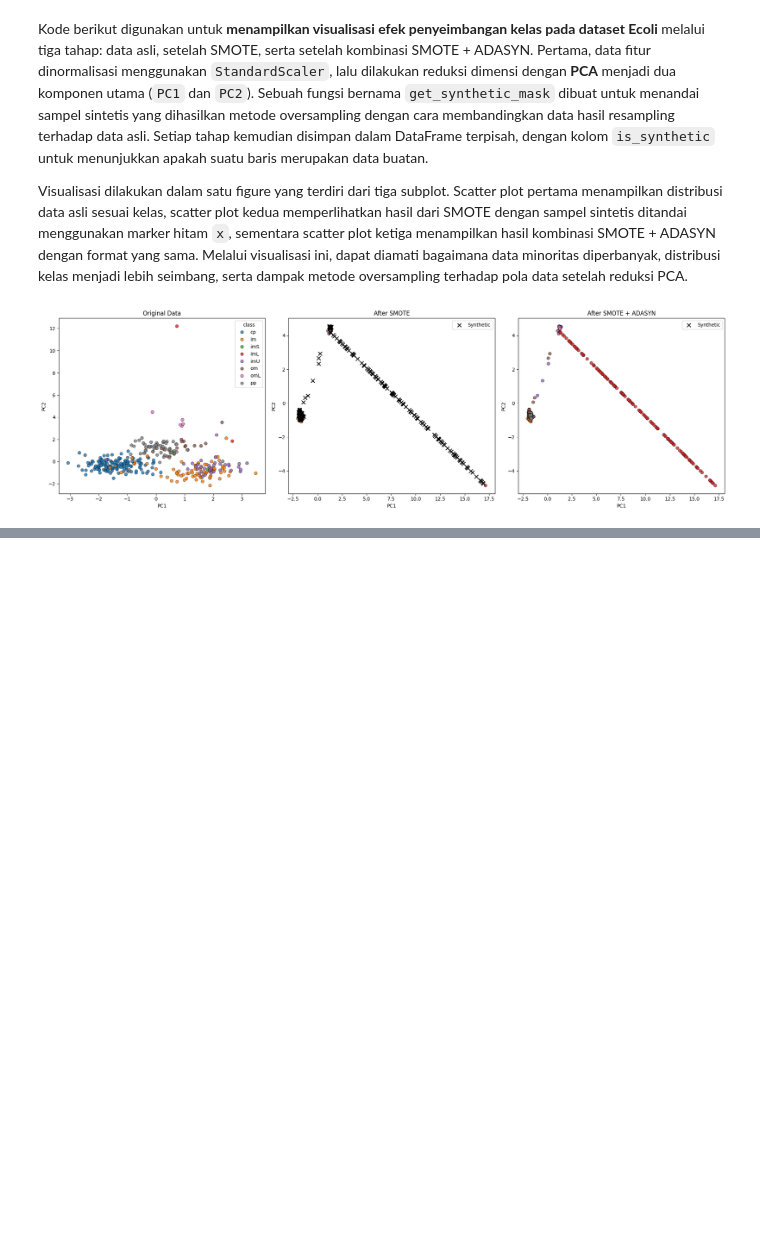
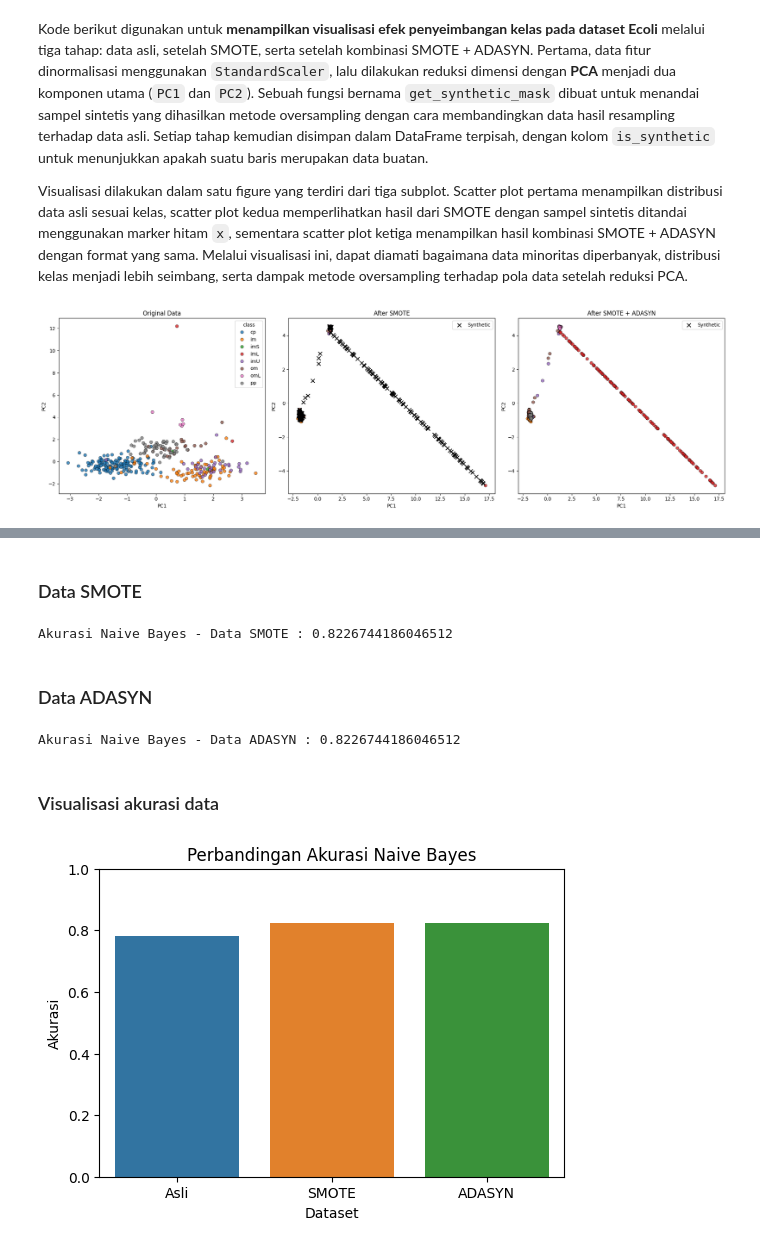
Before and after one commit to NurilAnjarRoyani/PSD, a Jupyter notebook: _sources/Penyeimbangan_Dataset.ipynb, the cells around one changed output, grey strips where cells are left out. Cells and saved outputs as stored; diff of their text form; code cells hidden in the pictures; blank space fills up the shorter version.

```diff
--- a/_sources/Penyeimbangan_Dataset.ipynb
+++ b/_sources/Penyeimbangan_Dataset.ipynb
@@ -310,0 +502,45 @@ plt.show()
+# %% [markdown]
+### Data SMOTE
+# %%
+X_train, X_test, y_train, y_test = train_test_split(
+    X_sm, y_sm, test_size=0.3, random_state=42, stratify=y_sm
+)
+
+nb = GaussianNB()
+nb.fit(X_train, y_train)
+y_pred = nb.predict(X_test)
+acc_smote = accuracy_score(y_test, y_pred)
+print("Akurasi Naive Bayes - Data SMOTE :", acc_smote)
+# %% [output]
+Akurasi Naive Bayes - Data SMOTE : 0.8226744186046512
+# %% [markdown]
+### Data ADASYN
+# %%
+X_train, X_test, y_train, y_test = train_test_split(
+    X_ada, y_ada, test_size=0.3, random_state=42, stratify=y_ada
+)
+
+nb = GaussianNB()
+nb.fit(X_train, y_train)
+y_pred = nb.predict(X_test)
+acc_adasyn = accuracy_score(y_test, y_pred)
+print("Akurasi Naive Bayes - Data ADASYN :", acc_adasyn)
+# %% [output]
+Akurasi Naive Bayes - Data ADASYN : 0.8226744186046512
+# %% [markdown]
+### Visualisasi akurasi data
+# %%
+results = pd.DataFrame({
+    "Dataset": ["Asli", "SMOTE", "ADASYN"],
+    "Akurasi": [acc_before, acc_smote, acc_adasyn]
+})
+
+plt.figure(figsize=(6, 4))
+sns.barplot(data=results, x="Dataset", y="Akurasi", hue="Dataset", palette="tab10", legend=False)
+plt.title("Perbandingan Akurasi Naive Bayes")
+plt.ylabel("Akurasi")
+plt.xlabel("Dataset")
+plt.ylim(0, 1)
+plt.show()
+# %% [output]
+[figure, added]
```
Also changed, not shown: parts of 27 cells of this notebook, 13 other files.
